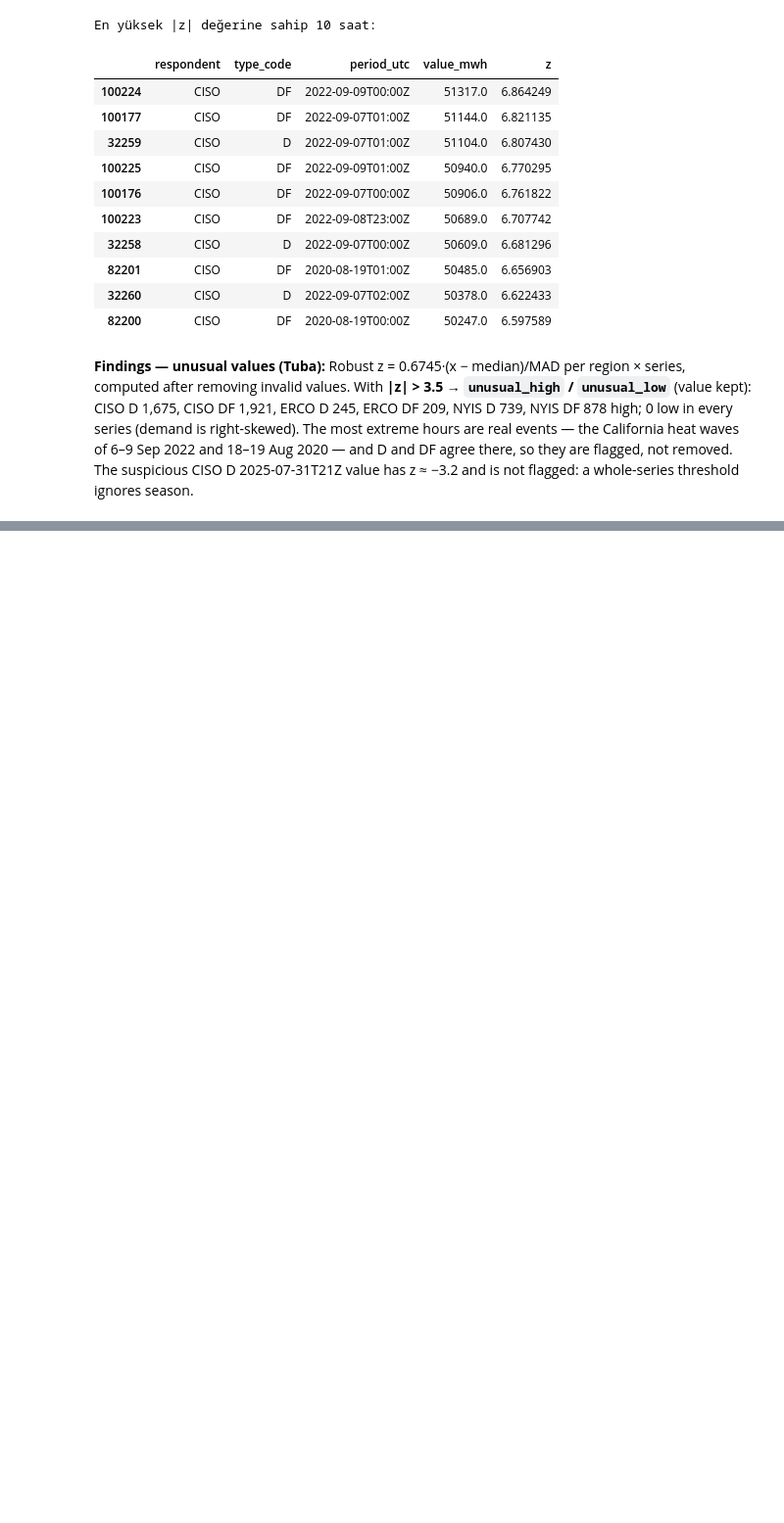
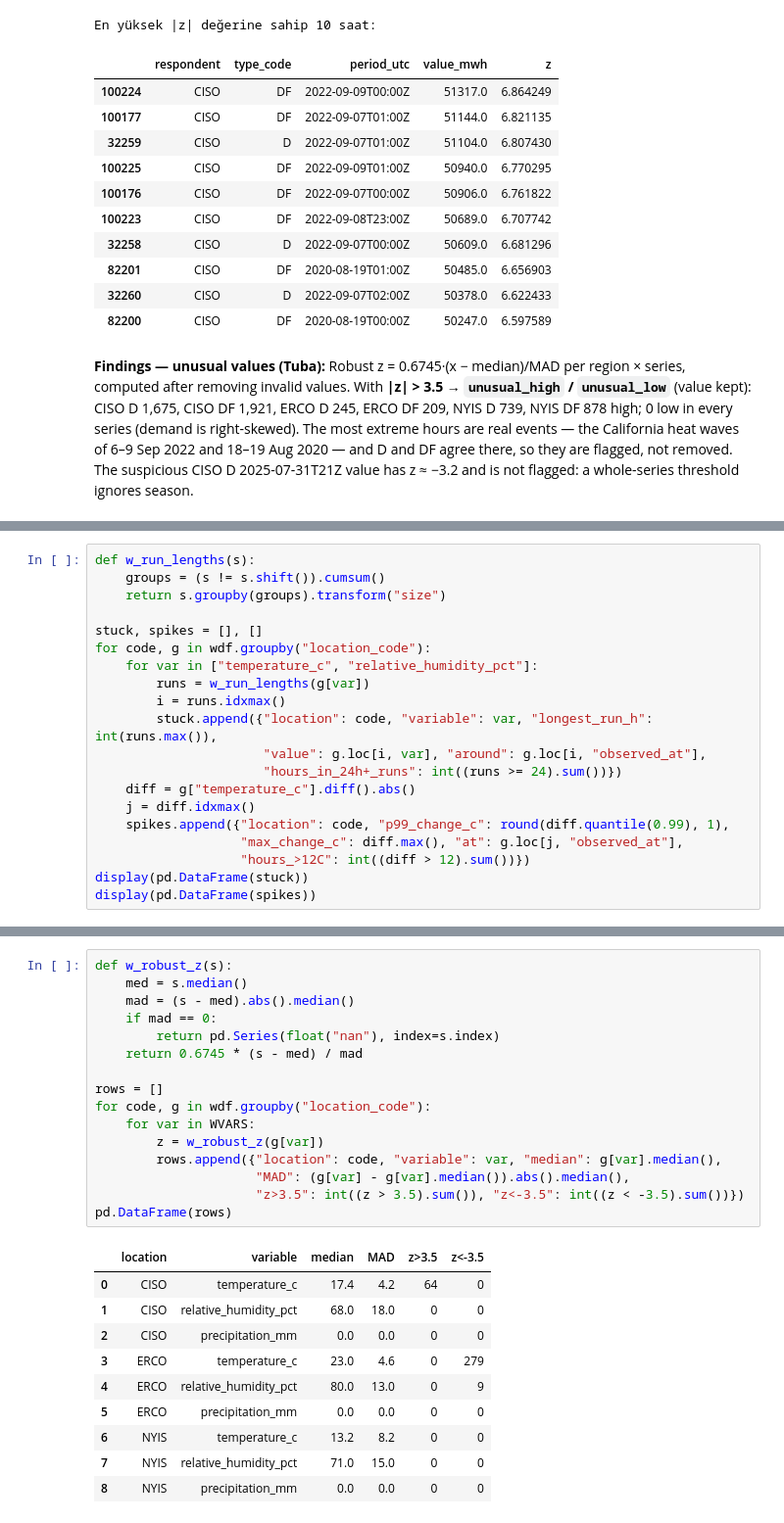
Before and after one commit to se-230717018/electricity-demand-weather-pipeline, a Jupyter notebook: notebooks/m3_profile.ipynb, the cells around one changed output, grey strips where cells are left out. Shown at 98% size. Cells and saved outputs as stored; diff of their text form; blank space fills up the shorter version.

```diff
--- a/notebooks/m3_profile.ipynb
+++ b/notebooks/m3_profile.ipynb
@@ -353,0 +425,20 @@ En yüksek |z| değerine sahip 10 saat:
+# %%
+def w_run_lengths(s):
+    groups = (s != s.shift()).cumsum()
+    return s.groupby(groups).transform("size")
+
+stuck, spikes = [], []
+for code, g in wdf.groupby("location_code"):
+    for var in ["temperature_c", "relative_humidity_pct"]:
+        runs = w_run_lengths(g[var])
+        i = runs.idxmax()
+        stuck.append({"location": code, "variable": var, "longest_run_h": int(runs.max()),
+                      "value": g.loc[i, var], "around": g.loc[i, "observed_at"],
+                      "hours_in_24h+_runs": int((runs >= 24).sum())})
+    diff = g["temperature_c"].diff().abs()
+    j = diff.idxmax()
+    spikes.append({"location": code, "p99_change_c": round(diff.quantile(0.99), 1),
+                   "max_change_c": diff.max(), "at": g.loc[j, "observed_at"],
+                   "hours_>12C": int((diff > 12).sum())})
+display(pd.DataFrame(stuck))
+display(pd.DataFrame(spikes))
@@ -353,0 +457,27 @@ En yüksek |z| değerine sahip 10 saat:
+# %%
+def w_robust_z(s):
+    med = s.median()
+    mad = (s - med).abs().median()
+    if mad == 0:
+        return pd.Series(float("nan"), index=s.index)
+    return 0.6745 * (s - med) / mad
+
+rows = []
+for code, g in wdf.groupby("location_code"):
+    for var in WVARS:
+        z = w_robust_z(g[var])
+        rows.append({"location": code, "variable": var, "median": g[var].median(),
+                     "MAD": (g[var] - g[var].median()).abs().median(),
+                     "z>3.5": int((z > 3.5).sum()), "z<-3.5": int((z < -3.5).sum())})
+pd.DataFrame(rows)
+# %% [output]
+|  | location | variable | median | MAD | z>3.5 | z<-3.5 |
+| 0 | CISO | temperature_c | 17.4 | 4.2 | 64 | 0 |
+| 1 | CISO | relative_humidity_pct | 68.0 | 18.0 | 0 | 0 |
+| 2 | CISO | precipitation_mm | 0.0 | 0.0 | 0 | 0 |
+| 3 | ERCO | temperature_c | 23.0 | 4.6 | 0 | 279 |
+| 4 | ERCO | relative_humidity_pct | 80.0 | 13.0 | 0 | 9 |
+| 5 | ERCO | precipitation_mm | 0.0 | 0.0 | 0 | 0 |
+| 6 | NYIS | temperature_c | 13.2 | 8.2 | 0 | 0 |
+| 7 | NYIS | relative_humidity_pct | 71.0 | 15.0 | 0 | 0 |
+| 8 | NYIS | precipitation_mm | 0.0 | 0.0 | 0 | 0 |
```
Also changed, not shown: parts of 5 cells of this notebook.
